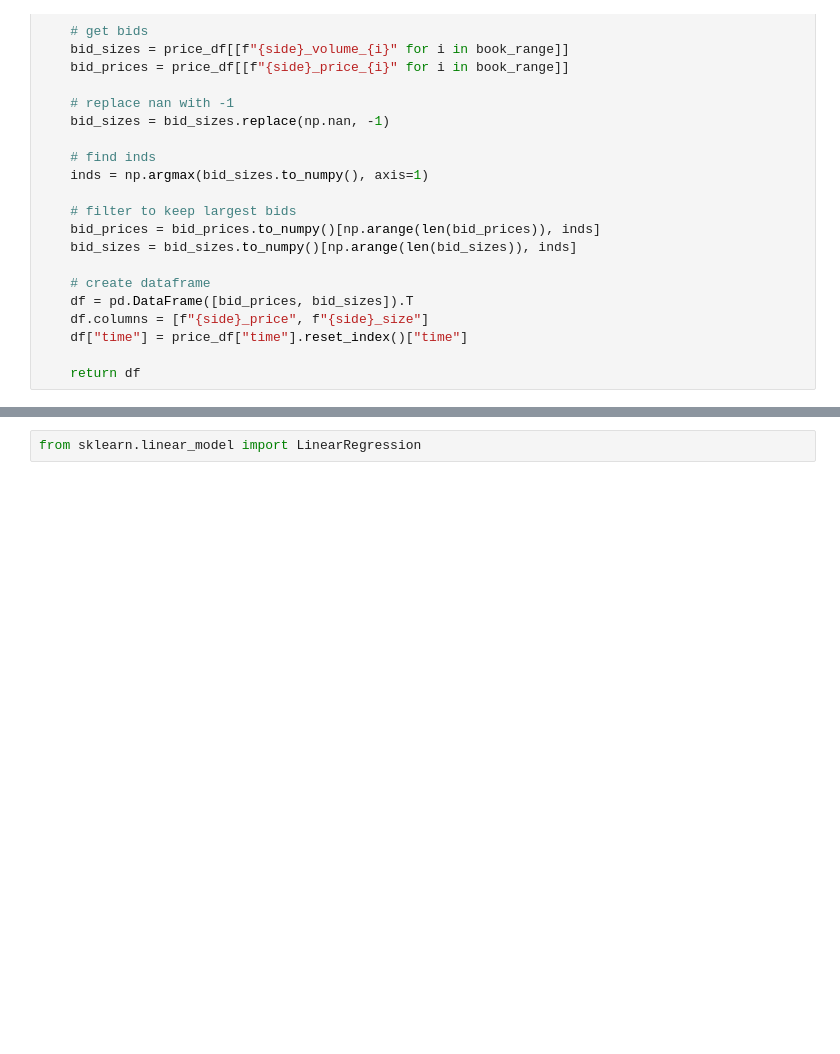
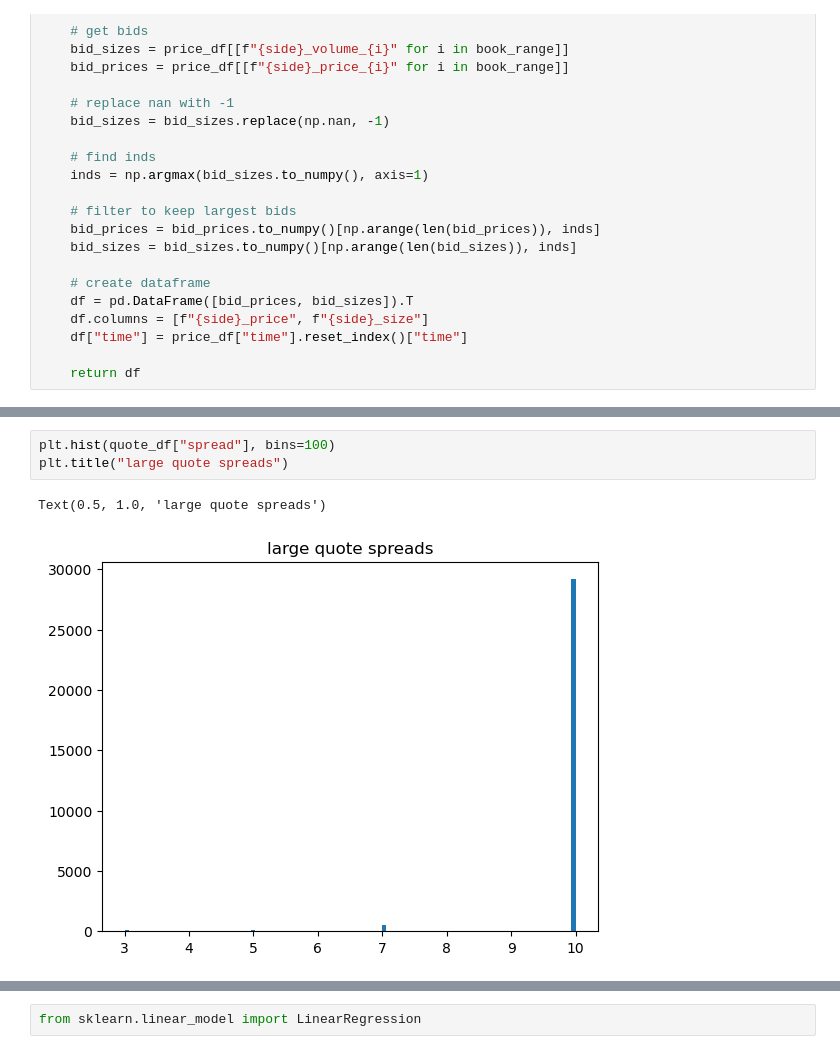
Before and after one commit to rzhan11/IMCTradingComp23, a Jupyter notebook: nbs/round1-csv-exploration.ipynb, the cells around one changed output, grey strips where cells are left out. Cells and saved outputs as stored; diff of their text form; blank space fills up the shorter version.

```diff
--- a/nbs/round1-csv-exploration.ipynb
+++ b/nbs/round1-csv-exploration.ipynb
@@ -125,0 +164,6 @@ quote_df["mid_price"] = (quote_df["buy_price"] + quote_df["sell_price"]) / 2
+# %%
+plt.hist(quote_df["spread"], bins=100)
+plt.title("large quote spreads")
+# %% [output]
+Text(0.5, 1.0, 'large quote spreads')
+[figure, added]
```
Also changed, not shown: parts of 48 cells of this notebook, 3 other files.
